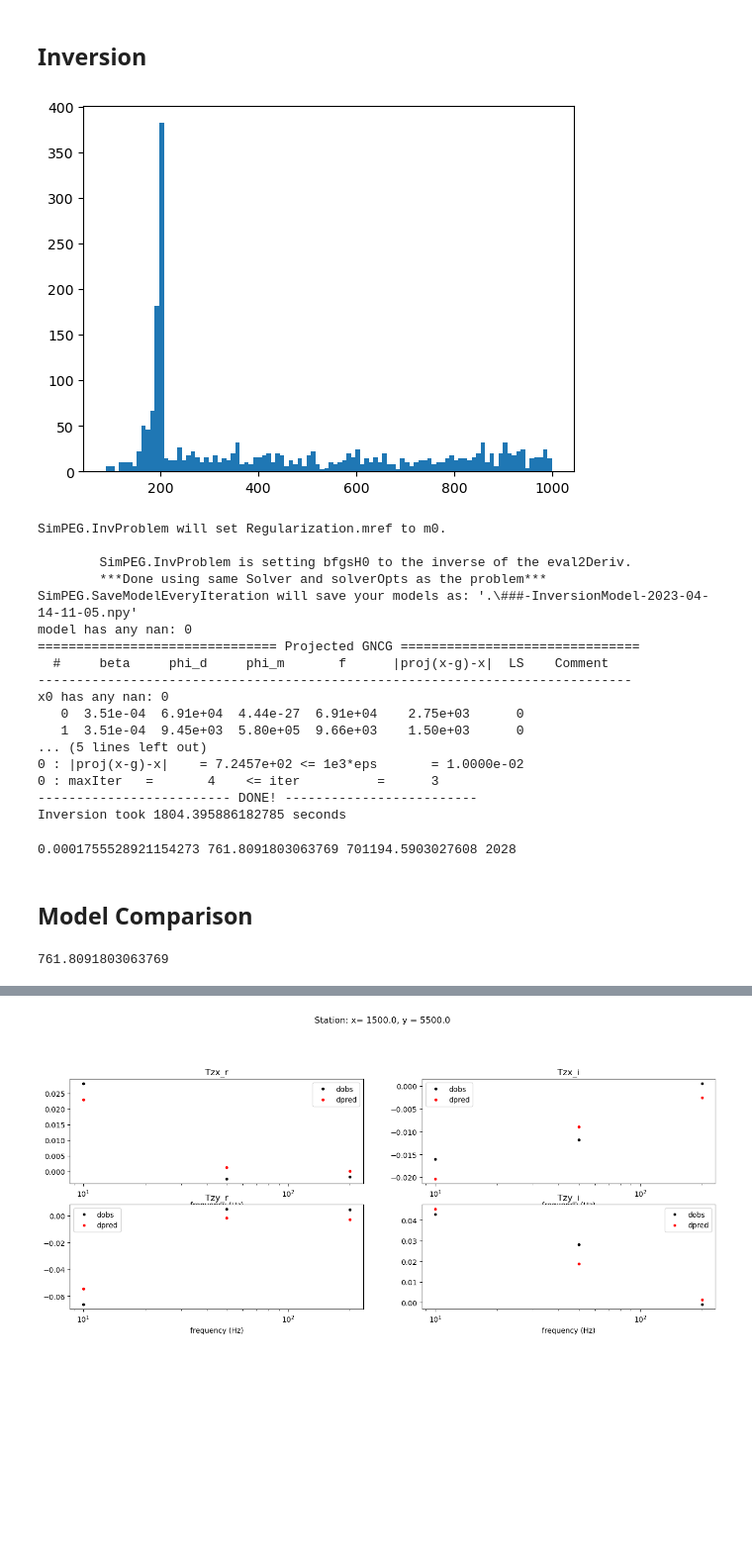
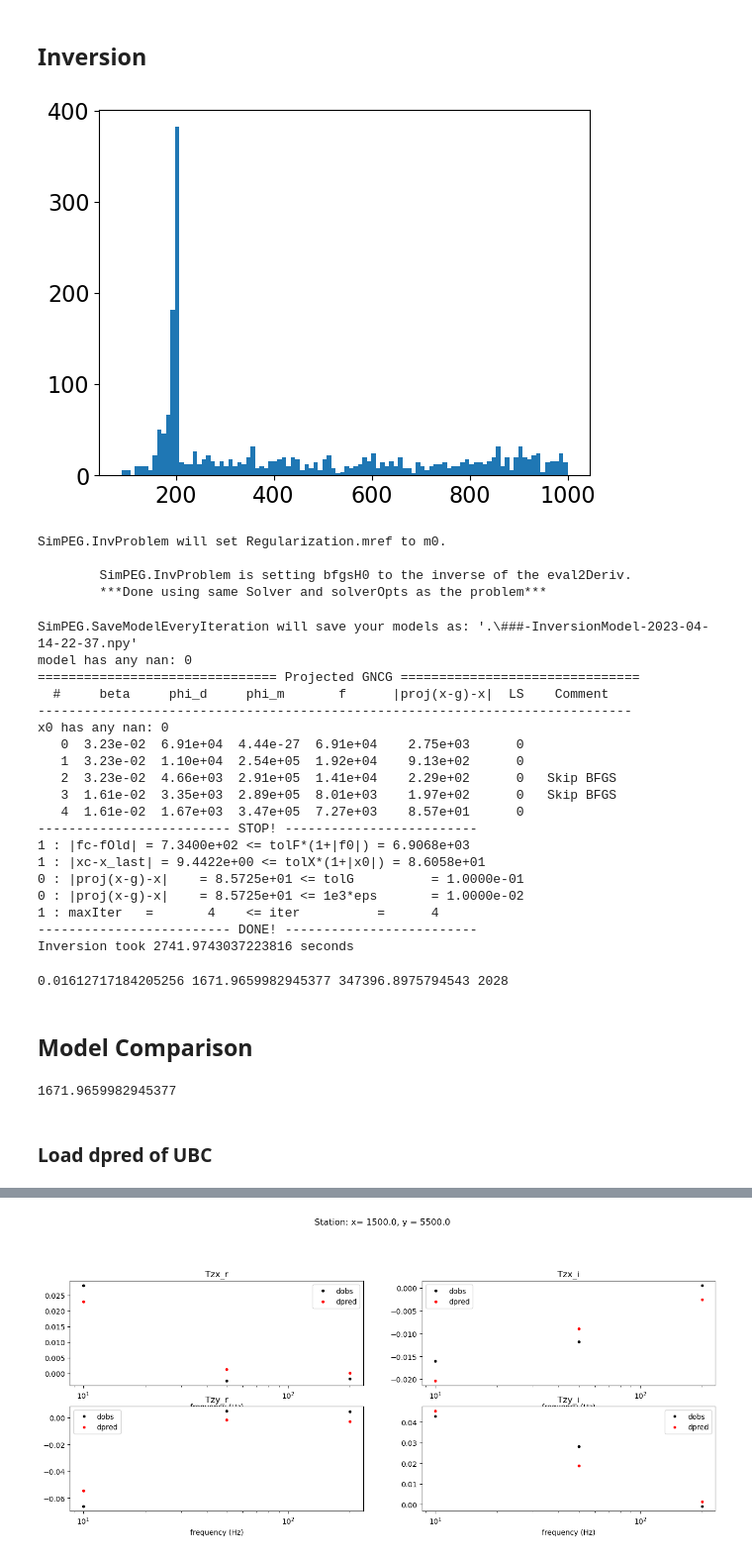
Before and after one commit to simpeg-research/heagy-et-al-2023-aem, a Jupyter notebook: mt/airborne_tipper/nsem-forward-model-notebook.ipynb, the cells around one changed output, grey strips where cells are left out. Shown at 99% size. Saved outputs shown, nothing was run; the diff lists cells and outputs as text; code cells hidden in the pictures; blank space fills up the shorter version.

```diff
--- a/mt/airborne_tipper/nsem-forward-model-notebook.ipynb
+++ b/mt/airborne_tipper/nsem-forward-model-notebook.ipynb
@@ -214,6 +240,7 @@ source_list = src_list
 models = {
 
     "L_block": np.log(model[active]),
+    "half_space": np.log(sigBG[active])
 }
 
 fields = {}
@@ -512,6 +543,14 @@ plt.show()
 # %% [markdown]
 ## Inversion
 # %%
+# Set the conductivity values
+sig_half = 0.01
+sig_air = 1e-8
+# Make the background model
+sigma_0 = np.ones(mesh.nC) * sig_air
+sigma_0[active] = sig_half
+m_0 = np.log(sigma_0[active])
+
 Wd = 1 / survey.std
 plt.hist(Wd, 100)
 plt.show()
@@ -519,7 +558,7 @@ plt.show()
 # Define a counter
 C = utils.Counter()
 # Optimization
-opt = optimization.ProjectedGNCG(maxIter=4, upper=np.inf, lower=-np.inf)
+opt = optimization.ProjectedGNCG(maxIter=8, upper=np.inf, lower=-np.inf, tolCG=1E-2, maxIterCG=20)
 opt.counter = C
 opt.maxIterCG = 20
 # opt.LSshorten = 0.5
@@ -530,62 +569,60 @@ dmis.W = Wd
 # Regularization
 regmap = maps.IdentityMap(nP=int(active.sum()))
 # reg = regularization.Sparse(mesh, indActive=active, mapping=regmap)
-reg = regularization.Tikhonov(mesh, indActive=active, mapping=regmap)
+reg = regularization.Tikhonov(mesh, indActive=active, mapping=regmap, reference_model=m_0)
 
 reg.alpha_s = 2.5e-5
 reg.alpha_x = 1.
 reg.alpha_y = 1.
 reg.alpha_z = 0.25
 # reg.mrefInSmooth = True
 # Inversion problem
 invProb = inverse_problem.BaseInvProblem(dmis, reg, opt)
 invProb.counter = C
 # Beta schedule
 beta = directives.BetaSchedule()
 beta.coolingRate = 3.
-beta.coolingFactor = 2.
+beta.coolingFactor = 5.
 # Initial estimate of beta
-beta_est = directives.BetaEstimate_ByEig(beta0_ratio=1e0)
+beta_est = directives.BetaEstimate_ByEig(beta0_ratio=0.1)
 # Target misfit stop
 targmis = directives.TargetMisfit()
 # targmis.target = survey.nD
 saveIter = directives.SaveModelEveryIteration()
 # Create an inversion object
 directive_list = [beta, beta_est, targmis, saveIter]
 inv = inversion.BaseInversion(invProb, directiveList=directive_list)
 
-# Set the conductivity values
-sig_half = 0.01
-sig_air = 1e-8
-# Make the background model
-sigma_0 = np.ones(mesh.nC) * sig_air
-sigma_0[active] = sig_half
-m_0 = np.log(sigma_0[active])
-
 import time
 start = time.time()
 # Run the inversion
 mopt = inv.run(m_0)
 print('Inversion took {0} seconds'.format(time.time() - start))
 # %% [output]
-[figure, old version]
+[figure, new version]
 SimPEG.InvProblem will set Regularization.mref to m0.
 
         SimPEG.InvProblem is setting bfgsH0 to the inverse of the eval2Deriv.
         ***Done using same Solver and solverOpts as the problem***
-SimPEG.SaveModelEveryIteration will save your models as: '.\###-InversionModel-2023-04-14-11-05.npy'
-model has any nan: 0
-=============================== Projected GNCG ===============================
-  #     beta     phi_d     phi_m       f      |proj(x-g)-x|  LS    Comment
------------------------------------------------------------------------------
-x0 has any nan: 0
-   0  3.51e-04  6.91e+04  4.44e-27  6.91e+04    2.75e+03      0
-   1  3.51e-04  9.45e+03  5.80e+05  9.66e+03    1.50e+03      0
-... (5 lines left out)
-0 : |proj(x-g)-x|    = 7.2457e+02 <= 1e3*eps       = 1.0000e-02
-0 : maxIter   =       4    <= iter          =      3
-------------------------- DONE! -------------------------
-Inversion took 1804.395886182785 seconds
+SimPEG.SaveModelEveryIteration will save your models as: '.\###-InversionModel-2023-04-14-22-37.npy'
+model has any nan: 0
+=============================== Projected GNCG ===============================
+  #     beta     phi_d     phi_m       f      |proj(x-g)-x|  LS    Comment
+-----------------------------------------------------------------------------
+x0 has any nan: 0
+   0  3.23e-02  6.91e+04  4.44e-27  6.91e+04    2.75e+03      0
+   1  3.23e-02  1.10e+04  2.54e+05  1.92e+04    9.13e+02      0
+   2  3.23e-02  4.66e+03  2.91e+05  1.41e+04    2.29e+02      0   Skip BFGS
+   3  1.61e-02  3.35e+03  2.89e+05  8.01e+03    1.97e+02      0   Skip BFGS
+   4  1.61e-02  1.67e+03  3.47e+05  7.27e+03    8.57e+01      0
+------------------------- STOP! -------------------------
+1 : |fc-fOld| = 7.3400e+02 <= tolF*(1+|f0|) = 6.9068e+03
+1 : |xc-x_last| = 9.4422e+00 <= tolX*(1+|x0|) = 8.6058e+01
+0 : |proj(x-g)-x|    = 8.5725e+01 <= tolG          = 1.0000e-01
+0 : |proj(x-g)-x|    = 8.5725e+01 <= 1e3*eps       = 1.0000e-02
+1 : maxIter   =       4    <= iter          =      4
+------------------------- DONE! -------------------------
+Inversion took 2741.9743037223816 seconds
 # %%
 print(invProb.beta, invProb.phi_d, invProb.phi_m, sim.survey.nD)
 # map the conductivity
@@ -593,16 +630,18 @@ cond_est = mapping * mopt
 
 discretize.TreeMesh.writeUBC(mesh,'Lb-imp_all_simple-octree-v3.msh', models={'Lb-imp_all_simple-octree-v3.con': cond_est})
 # %% [output]
-0.0001755528921154273 761.8091803063769 701194.5903027608 2028
+0.01612717184205256 1671.9659982945377 347396.8975794543 2028
 # %% [markdown]
 ## Model Comparison
 # %%
 # load the ubc model
 
 # load the conductivity model
-# ubc_conductivity_file = r"C:\Users\johnk\Downloads\e3dmt_v2_example_ZTEM\inv\inv_003.con"
-# ubc_model = discretize.TreeMesh.readModelUBC(mesh, ubc_conductivity_file)
+ubc_conductivity_file = r".\octree_model\inv_003.con"
+ubc_model = discretize.TreeMesh.readModelUBC(mesh, ubc_conductivity_file)
 
 print(invProb.phi_d)
 # %% [output]
-761.8091803063769
+1671.9659982945377
+# %% [markdown]
+### Load dpred of UBC
```
Also changed, not shown: parts of 8 cells of this notebook, 1 other file.
